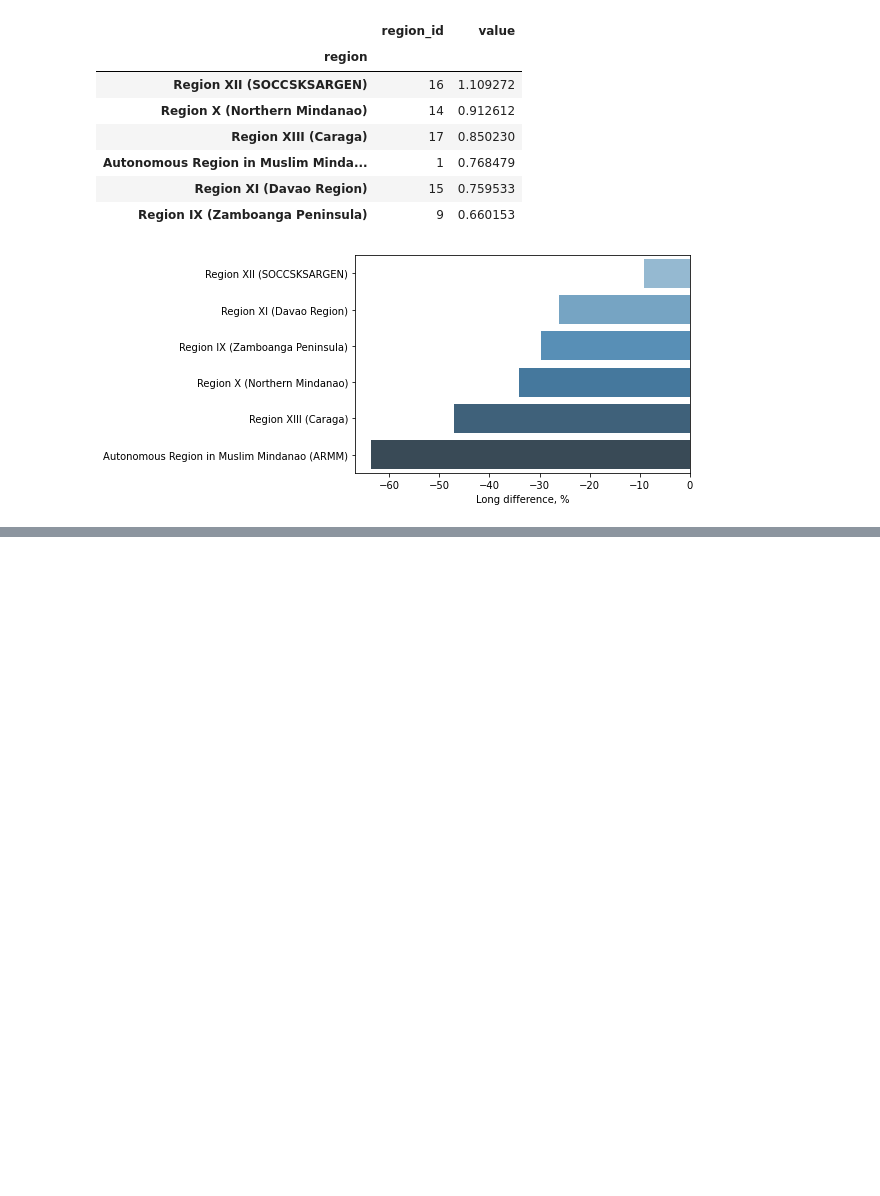
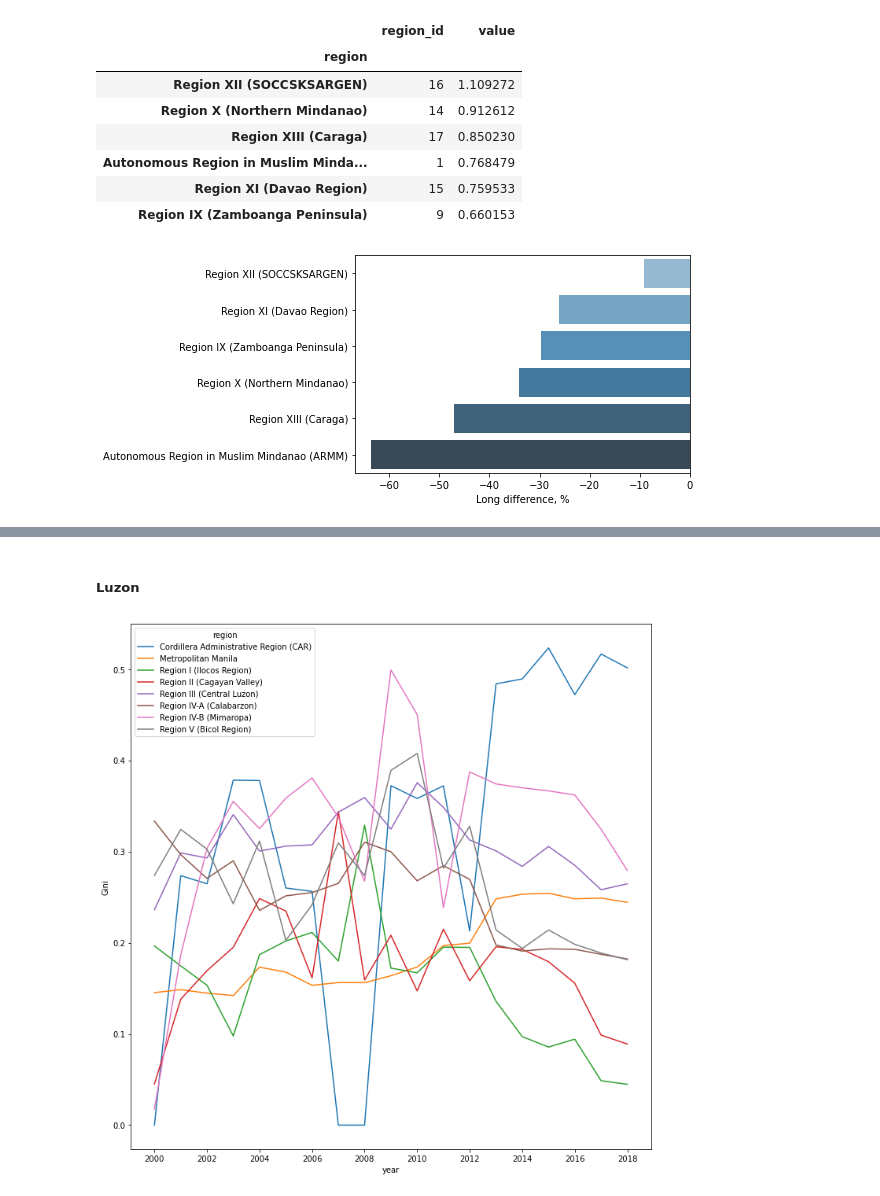
Before and after one commit to jessonpagaduan/spatial-inequality, a Jupyter notebook: spatial_inequality_eda.ipynb, the cells around one changed output, grey strips where cells are left out. Saved outputs shown, nothing was run; the diff lists cells and outputs as text; code cells hidden in the pictures; blank space fills up the shorter version.

```diff
--- a/spatial_inequality_eda.ipynb
+++ b/spatial_inequality_eda.ipynb
@@ -641,0 +729,11 @@ plt.show()
+# %% [markdown]
+##### Luzon
+# %%
+# Plot overall Gini for regions in Luzon
+df_luzon = df.loc[(df['definition'].isin(['Gini', 'GE(-1)', 'GE(0)', 'GE(1)', 'GE(2)'])) & (df['region_id'].isin(luzon))]
+data = df_luzon.pivot_table(values='value', index=['region', 'year'], columns='definition').reset_index()
+fig,ax = plt.subplots(figsize=(10, 10))
+ax = sns.lineplot(x='year', y='Gini', hue='region', data=data)
+fig.tight_layout()
+# %% [output]
+[figure, added]
```
Also changed, not shown: parts of 97 cells of this notebook.
